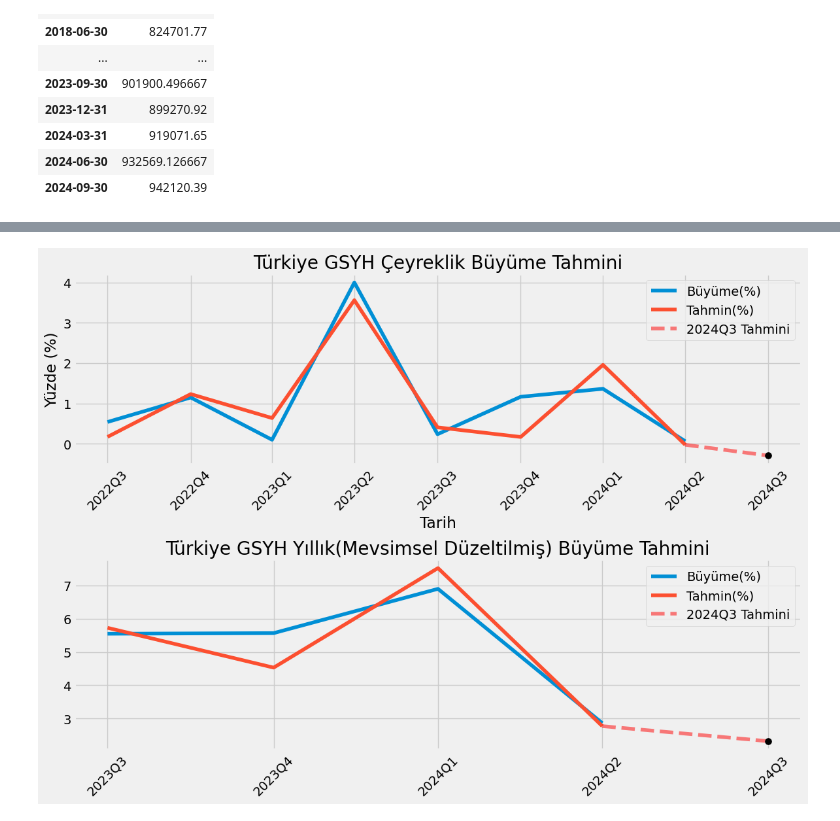
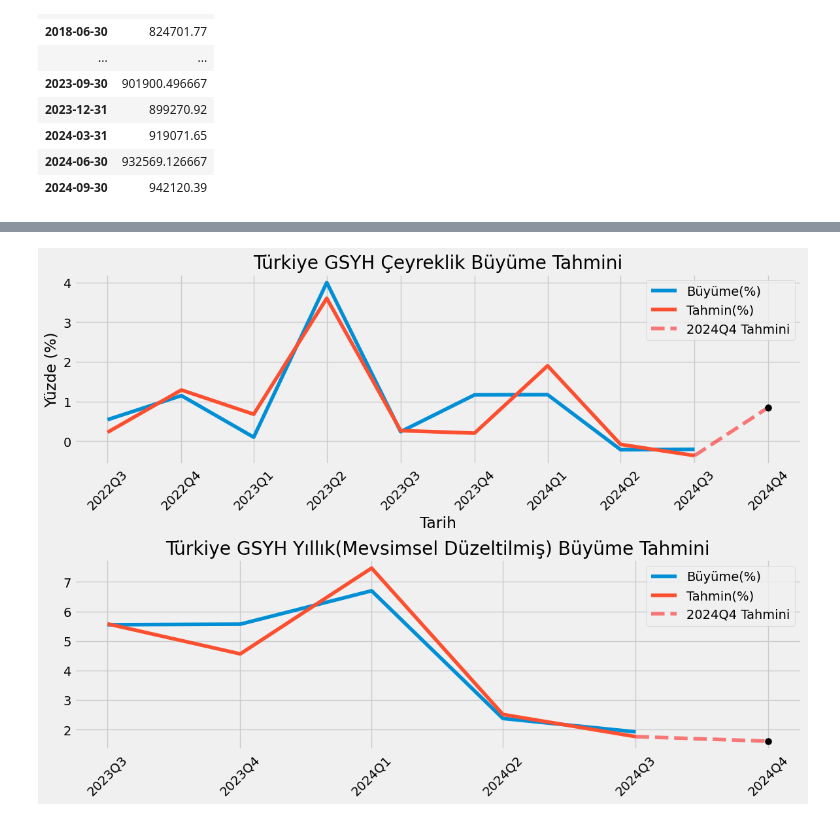
Before and after one commit to kaboya19/BuyumeTahmin, a Jupyter notebook: BuyumeTahmin.ipynb, the cells around one changed output, grey strips where cells are left out. Saved outputs shown, nothing was run; the diff lists cells and outputs as text; code cells hidden in the pictures.

```diff
--- a/BuyumeTahmin.ipynb
+++ b/BuyumeTahmin.ipynb
@@ -1382,6 +1523,6 @@ pred
 # %%
 tahminler3=pd.DataFrame()
-tahminler3["Büyüme"]=data["Büyüme"].iloc[-9:]
+tahminler3["Büyüme"]=data["Büyüme"].iloc[-10:]
 tahminler3["Tahmin"]=pred["Büyüme"]
 tahminler3
 # %% [output]
@@ -1402,8 +1544,8 @@ mean_squared_error(tahminler3["Büyüme"].iloc[:-1],tahminler3["Tahmin"].iloc[:-
-# %%
-
-
-tahminler2.index=tahminler2.index.strftime("%Y-%m-%d")
-tahminler3.index=tahminler3.index.strftime("%Y-%m-%d")
+# %%
+
+tahminler3.index=pd.to_datetime(tahminler3.index)
+tahminler2.index=pd.to_datetime(tahminler2.index)
+tahminler1.index=pd.to_datetime(tahminler1.index)
 # %%
 sonuç=pd.DataFrame()
 sonuç=pd.concat([tahminler1["Tahmin"],tahminler2["Tahmin"],tahminler3["Tahmin"]],axis=1)
@@ -1484,7 +1651,7 @@ veri=veri.set_index(pd.date_range(start="1998-03-31",freq="Q",periods=len(veri))
 # %%
 
 
-veri.loc[pd.to_datetime("2024-09-30")]=veri["Büyüme"].iloc[-1]*(1+(sonuç["Ortalama"].iloc[-1]/100))
+veri.loc[pd.to_datetime("2024-12-31")]=veri["Büyüme"].iloc[-1]*(1+(sonuç["Ortalama"].iloc[-1]/100))
 # %%
 veri["Tahmin"]=0
 veri["Tahmin"].loc[sonuç.index[0]]=veri.loc["2022-06-30","Büyüme"]*(1+(sonuç["Ortalama"].iloc[0]/100))
@@ -1559,7 +1726,7 @@ plt.plot(sonuç["Büyüme"][:-1], label="Büyüme(%)")
 plt.plot(sonuç["Ortalama"][:-1], label="Tahmin(%)")
 
 # 2024Q1 Tahmini çizimi
-plt.plot(sonuç["Ortalama"].iloc[-2:], "--", label="2024Q3 Tahmini", color="red", alpha=0.5)
+plt.plot(sonuç["Ortalama"].iloc[-2:], "--", label="2024Q4 Tahmini", color="red", alpha=0.5)
 
 # Son tahmin noktasının gösterimi
 plt.scatter(x=sonuç.index[-1], y=sonuç["Ortalama"][-1], color="black", s=50, zorder=3)
@@ -1582,36 +1749,36 @@ import matplotlib.dates as mdates
 
 def tarih_ceyrek(tarih):
     yil = tarih.year
     ay = tarih.month
     if ay <= 3:
         return f"{yil}Q1"
     elif ay <= 6:
         return f"{yil}Q2"
     elif ay <= 9:
         return f"{yil}Q3"
     else:
         return f"{yil}Q4"
 
 
 
 plt.title("Türkiye GSYH Yıllık(Mevsimsel Düzeltilmiş) Büyüme Tahmini")
 
 # Tahminlerin çizimi
-plt.plot(veri["Büyüme"][-5:-1], label="Büyüme(%)")
-plt.plot(veri["Tahmin"][-5:-1], label="Tahmin(%)")
+plt.plot(veri["Büyüme"][-6:-1], label="Büyüme(%)")
+plt.plot(veri["Tahmin"][-6:-1], label="Tahmin(%)")
 
 # 2024Q1 Tahmini çizimi
-plt.plot(veri["Tahmin"].iloc[-2:], "--", label="2024Q3 Tahmini", color="red", alpha=0.5)
+plt.plot(veri["Tahmin"].iloc[-2:], "--", label="2024Q4 Tahmini", color="red", alpha=0.5)
 
 # Son tahmin noktasının gösterimi
 plt.scatter(x=veri.index[-1], y=veri["Tahmin"][-1], color="black", s=50, zorder=3)
 
 # Eksen etiketlerinin ve gösterge için konfigürasyon
 plt.legend()
 # Çeyreklik gösterimi için eksen etiketlerinin ve formatın ayarlanması
-tarihler = [tarih_ceyrek(t) for t in veri.index[-5:]]
-plt.xticks(ticks=veri.index[-5:], labels=tarihler, rotation=45)
+tarihler = [tarih_ceyrek(t) for t in veri.index[-6:]]
+plt.xticks(ticks=veri.index[-6:], labels=tarihler, rotation=45)
 plt.subplots_adjust(hspace=0.5)
 plt.grid(True)
 # %% [output]
-[figure, old version]
+[figure, new version]
```
Also changed, not shown: parts of 54 cells of this notebook, 10 other files.
